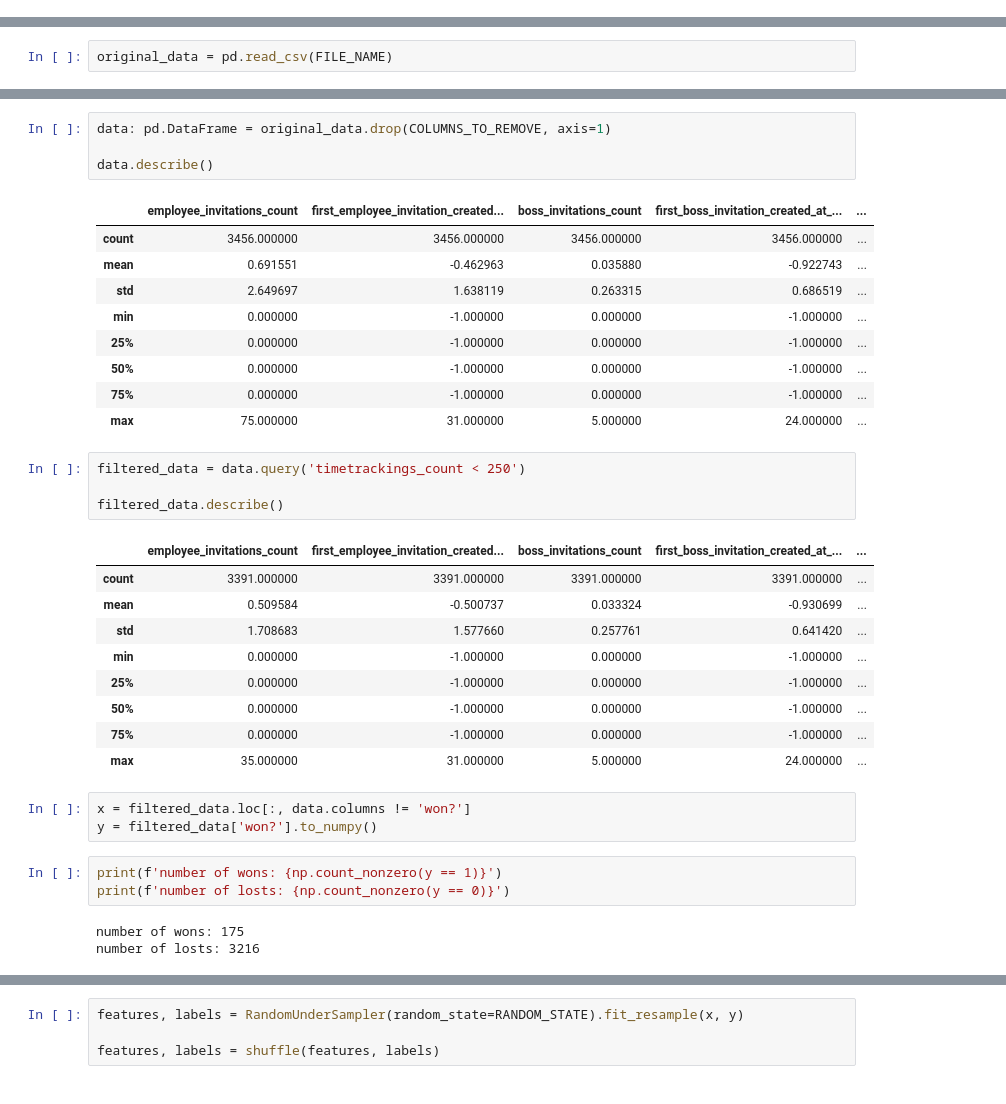
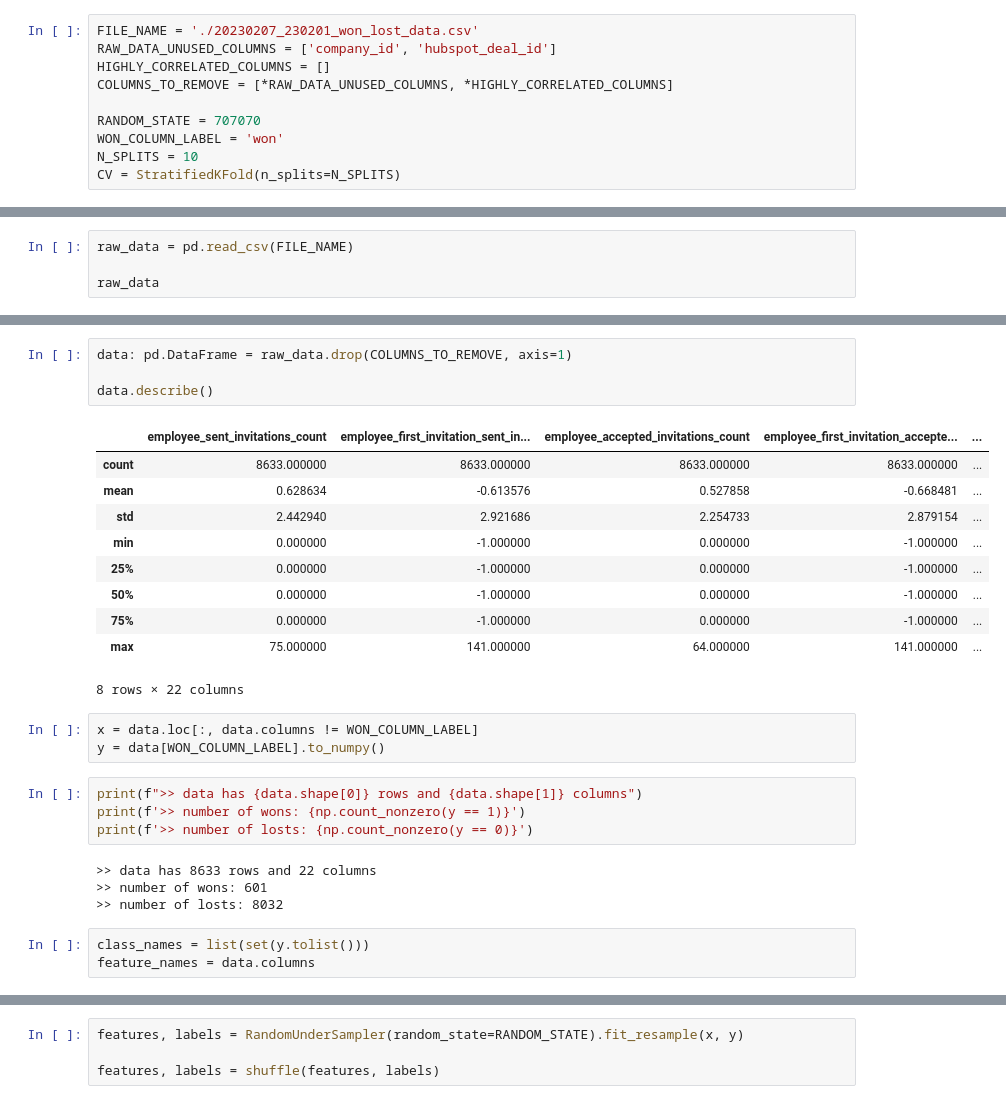
Before and after one commit to gmichelassi/won-models, a Jupyter notebook: main.ipynb, the cells around one changed output, grey strips where cells are left out. Cells and saved outputs as stored; diff of their text form.

```diff
--- a/main.ipynb
+++ b/main.ipynb
@@ -21,0 +30,10 @@ RANDOM_STATE = 10
+# %%
+FILE_NAME = './20230207_230201_won_lost_data.csv'
+RAW_DATA_UNUSED_COLUMNS = ['company_id', 'hubspot_deal_id']
+HIGHLY_CORRELATED_COLUMNS = []
+COLUMNS_TO_REMOVE = [*RAW_DATA_UNUSED_COLUMNS, *HIGHLY_CORRELATED_COLUMNS]
+
+RANDOM_STATE = 707070
+WON_COLUMN_LABEL = 'won'
+N_SPLITS = 10
+CV = StratifiedKFold(n_splits=N_SPLITS)
@@ -22,2 +46,4 @@ RANDOM_STATE = 10
 # %%
-original_data = pd.read_csv(FILE_NAME)
+raw_data = pd.read_csv(FILE_NAME)
+
+raw_data
@@ -24,37 +64,29 @@ original_data = pd.read_csv(FILE_NAME)
 # %%
-data: pd.DataFrame = original_data.drop(COLUMNS_TO_REMOVE, axis=1)
+data: pd.DataFrame = raw_data.drop(COLUMNS_TO_REMOVE, axis=1)
 
 data.describe()
 # %% [output]
-|  | employee_invitations_count | first_employee_invitation_created... | boss_invitations_count | first_boss_invitation_created_at_... | ... |
-| count | 3456.000000 | 3456.000000 | 3456.000000 | 3456.000000 | ... |
-| mean | 0.691551 | -0.462963 | 0.035880 | -0.922743 | ... |
-| std | 2.649697 | 1.638119 | 0.263315 | 0.686519 | ... |
+|  | employee_sent_invitations_count | employee_first_invitation_sent_in... | employee_accepted_invitations_count | employee_first_invitation_accepte... | ... |
+| count | 8633.000000 | 8633.000000 | 8633.000000 | 8633.000000 | ... |
+| mean | 0.628634 | -0.613576 | 0.527858 | -0.668481 | ... |
+| std | 2.442940 | 2.921686 | 2.254733 | 2.879154 | ... |
 | min | 0.000000 | -1.000000 | 0.000000 | -1.000000 | ... |
 | 25% | 0.000000 | -1.000000 | 0.000000 | -1.000000 | ... |
 | 50% | 0.000000 | -1.000000 | 0.000000 | -1.000000 | ... |
 | 75% | 0.000000 | -1.000000 | 0.000000 | -1.000000 | ... |
-| max | 75.000000 | 31.000000 | 5.000000 | 24.000000 | ... |
+| max | 75.000000 | 141.000000 | 64.000000 | 141.000000 | ... |
+8 rows × 22 columns
-# %%
-filtered_data = data.query('timetrackings_count < 250')
-
-filtered_data.describe()
-# %% [output]
-|  | employee_invitations_count | first_employee_invitation_created... | boss_invitations_count | first_boss_invitation_created_at_... | ... |
-| count | 3391.000000 | 3391.000000 | 3391.000000 | 3391.000000 | ... |
-| mean | 0.509584 | -0.500737 | 0.033324 | -0.930699 | ... |
-| std | 1.708683 | 1.577660 | 0.257761 | 0.641420 | ... |
-| min | 0.000000 | -1.000000 | 0.000000 | -1.000000 | ... |
-| 25% | 0.000000 | -1.000000 | 0.000000 | -1.000000 | ... |
-| 50% | 0.000000 | -1.000000 | 0.000000 | -1.000000 | ... |
-| 75% | 0.000000 | -1.000000 | 0.000000 | -1.000000 | ... |
-| max | 35.000000 | 31.000000 | 5.000000 | 24.000000 | ... |
 # %%
-x = filtered_data.loc[:, data.columns != 'won?']
-y = filtered_data['won?'].to_numpy()
+x = data.loc[:, data.columns != WON_COLUMN_LABEL]
+y = data[WON_COLUMN_LABEL].to_numpy()
 # %%
-print(f'number of wons: {np.count_nonzero(y == 1)}')
-print(f'number of losts: {np.count_nonzero(y == 0)}')
+print(f">> data has {data.shape[0]} rows and {data.shape[1]} columns")
+print(f'>> number of wons: {np.count_nonzero(y == 1)}')
+print(f'>> number of losts: {np.count_nonzero(y == 0)}')
 # %% [output]
-number of wons: 175
-number of losts: 3216
+>> data has 8633 rows and 22 columns
+>> number of wons: 601
+>> number of losts: 8032
+# %%
+class_names = list(set(y.tolist()))
+feature_names = data.columns
```
Also changed, not shown: parts of 42 cells of this notebook, 5 other files.
